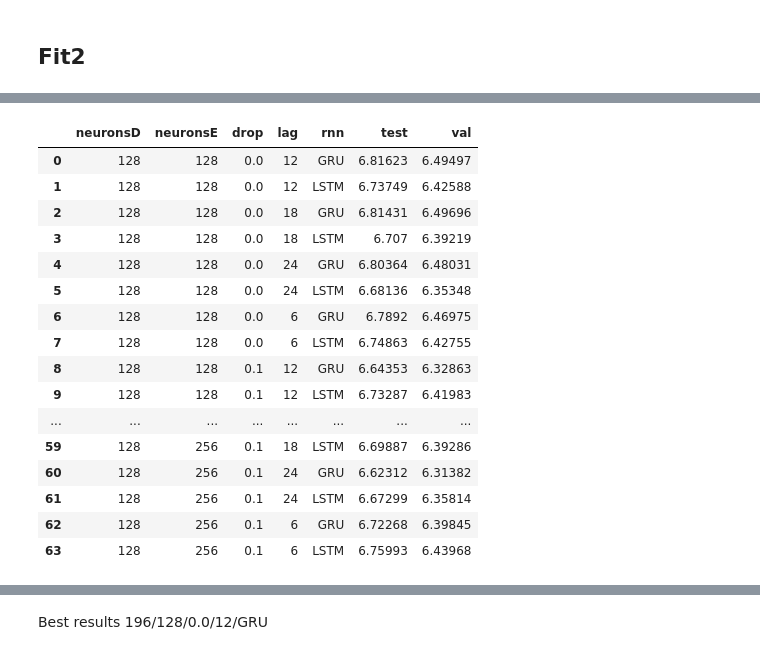
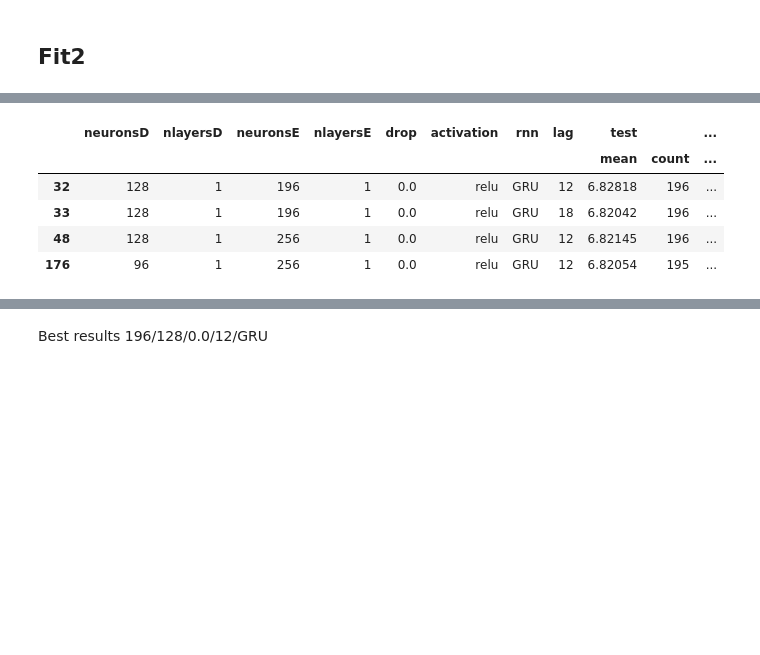
Before and after one commit to bejar/Wind, a Jupyter notebook: Notebooks/Tunning/ParameterTunningRNNEDS2S.ipynb, the cells around one changed output, grey strips where cells are left out. Saved outputs shown, nothing was run; the diff lists cells and outputs as text; code cells hidden in the pictures; blank space fills up the shorter version.

```diff
--- a/Notebooks/Tunning/ParameterTunningRNNEDS2S.ipynb
+++ b/Notebooks/Tunning/ParameterTunningRNNEDS2S.ipynb
@@ -116,20 +55,9 @@ b.describe(include='all')
-# %%
-b[b.neuronsD=='128'].style.highlight_max()
-# %% [output]
-|  | neuronsD | neuronsE | drop | lag | rnn | test | val |
-| 0 | 128 | 128 | 0.0 | 12 | GRU | 6.81623 | 6.49497 |
-| 1 | 128 | 128 | 0.0 | 12 | LSTM | 6.73749 | 6.42588 |
-| 2 | 128 | 128 | 0.0 | 18 | GRU | 6.81431 | 6.49696 |
-| 3 | 128 | 128 | 0.0 | 18 | LSTM | 6.707 | 6.39219 |
-| 4 | 128 | 128 | 0.0 | 24 | GRU | 6.80364 | 6.48031 |
-| 5 | 128 | 128 | 0.0 | 24 | LSTM | 6.68136 | 6.35348 |
-| 6 | 128 | 128 | 0.0 | 6 | GRU | 6.7892 | 6.46975 |
-| 7 | 128 | 128 | 0.0 | 6 | LSTM | 6.74863 | 6.42755 |
-| 8 | 128 | 128 | 0.1 | 12 | GRU | 6.64353 | 6.32863 |
-| 9 | 128 | 128 | 0.1 | 12 | LSTM | 6.73287 | 6.41983 |
-| ... | ... | ... | ... | ... | ... | ... | ... |
-| 59 | 128 | 256 | 0.1 | 18 | LSTM | 6.69887 | 6.39286 |
-| 60 | 128 | 256 | 0.1 | 24 | GRU | 6.62312 | 6.31382 |
-| 61 | 128 | 256 | 0.1 | 24 | LSTM | 6.67299 | 6.35814 |
-| 62 | 128 | 256 | 0.1 | 6 | GRU | 6.72268 | 6.39845 |
-| 63 | 128 | 256 | 0.1 | 6 | LSTM | 6.75993 | 6.43968 |
+# %%
+results.results_dataframe_aggregate(threshold=6.82)
+# %% [output]
+|  | neuronsD | nlayersD | neuronsE | nlayersE | drop | activation | rnn | lag | test |  | ... |
+|  |  |  |  |  |  |  |  |  | mean | count | ... |
+| 32 | 128 | 1 | 196 | 1 | 0.0 | relu | GRU | 12 | 6.82818 | 196 | ... |
+| 33 | 128 | 1 | 196 | 1 | 0.0 | relu | GRU | 18 | 6.82042 | 196 | ... |
+| 48 | 128 | 1 | 256 | 1 | 0.0 | relu | GRU | 12 | 6.82145 | 196 | ... |
+| 176 | 96 | 1 | 256 | 1 | 0.0 | relu | GRU | 12 | 6.82054 | 195 | ... |
```
Also changed, not shown: parts of 33 cells of this notebook, 5 other files.
